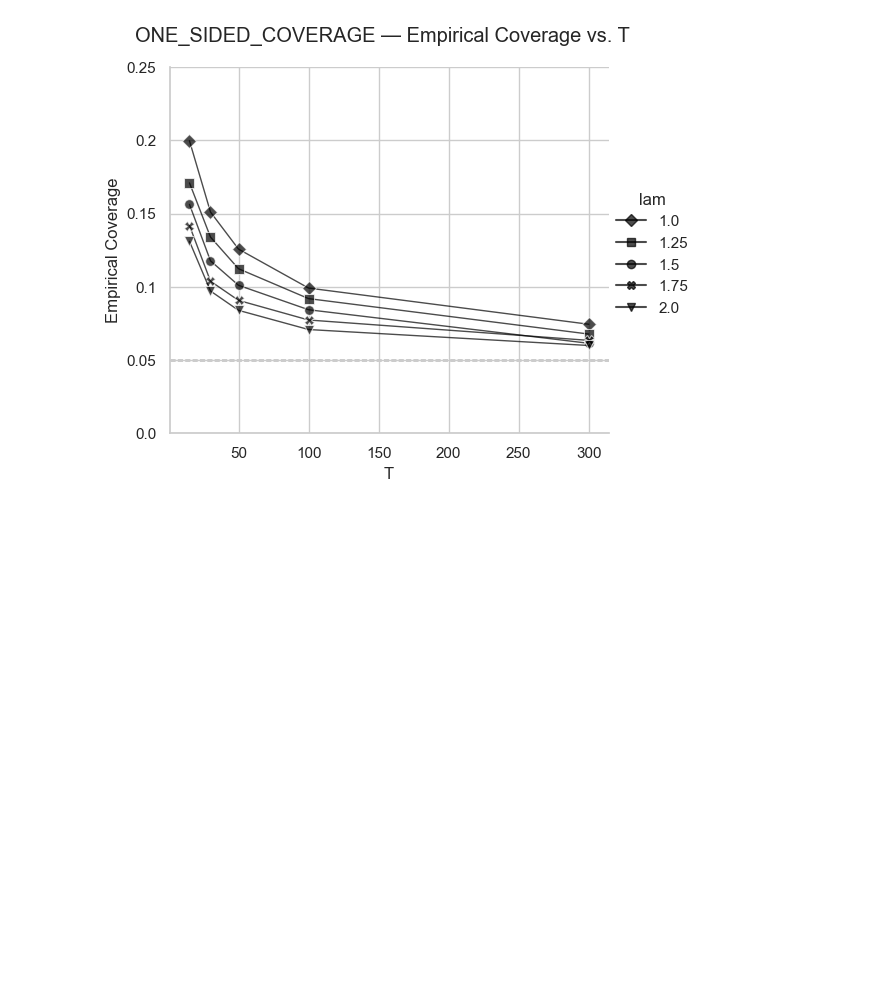
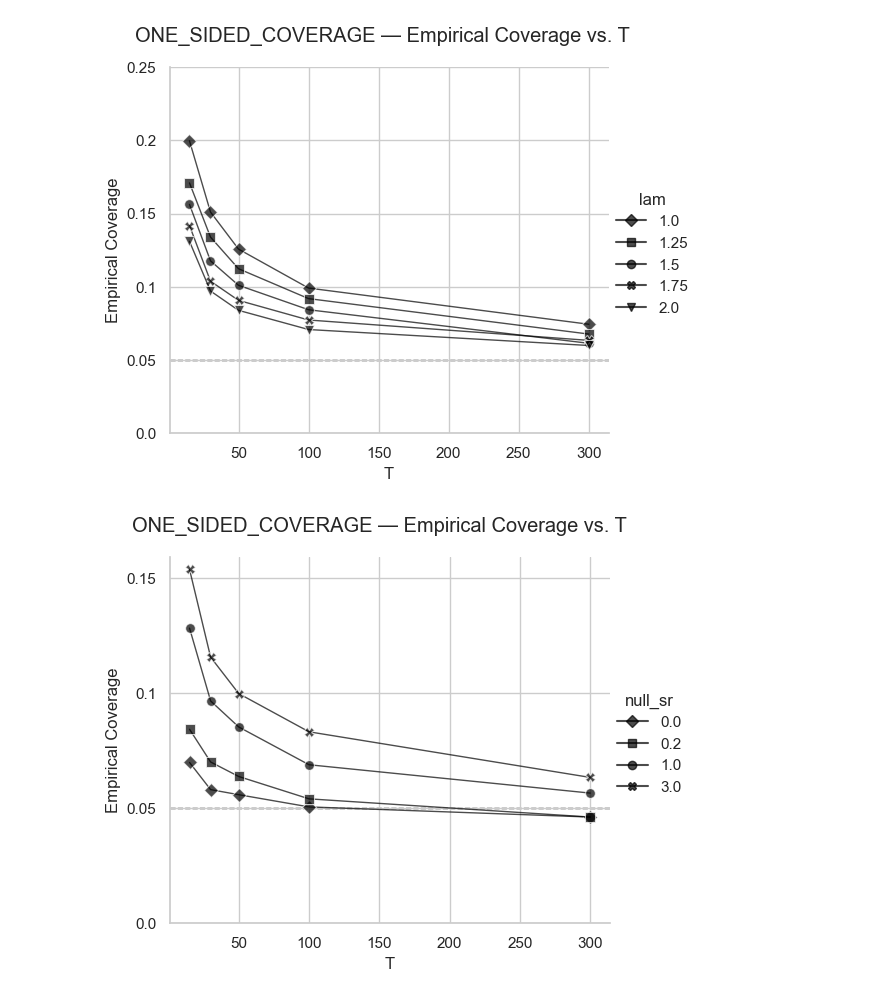
Before and after one commit to Fabro2701/sharpe_ratio_TFM, a Jupyter notebook: notebooks/opdyke2007.ipynb, the cells around one changed output. Cells and saved outputs as stored; diff of their text form; code cells hidden in the pictures; blank space fills up the shorter version.

Commit message:
sr study alias fix

```diff
--- a/notebooks/opdyke2007.ipynb
+++ b/notebooks/opdyke2007.ipynb
@@ -89,19 +89,30 @@ experiments = {
         label_param  = "lam",
         label_values = [1.0, 1.25, 1.50, 1.75, 2.0],
     ),
-    "aux":ExperimentSpec(
-        scenario     = (["apd"],["iid_nonnormal"]),
-        param_name   = "T",
+    "fig6_b": ExperimentSpec(
+        scenario   = (["apd_base"],["iid_nonnormal"]),
+        param_name = "T",
         param_values = [15, 30, 50, 100, 300],
-        study_type   = StudyType.ONE_SIDED_COVERAGE,
+        study_type = StudyType.ONE_SIDED_COVERAGE,
         calib_sigma   = 1.0,
-        th_moments=False,
+        th_moments = False,
         sr_default = 1.0,
-        n_default  = N_SIM,
-        n_jobs     = N_JOBS,
-        label_param  = "null_sr",          # ← new
-        label_values = [0.0, 0.2, 1.0, 3.0],  # ← new
-    )
+        n_default  = N_SIM, n_jobs = N_JOBS,
+        label_param  = "null_sr",
+        label_values = [0.0, 0.2, 1.0, 3.0],
+    ),
+    "fig7": ExperimentSpec( #pend bias correct
+        scenario   = (["apd_base"],["iid_nonnormal"]),
+        param_name = "T",
+        param_values = [15, 30, 50, 100, 300],
+        study_type = StudyType.ONE_SIDED_POWER,
+        calib_sigma   = 1.0,
+        th_moments = False,
+        null_sr = 0.0,
+        n_default  = N_SIM, n_jobs = N_JOBS,
+        label_param  = "sr",
+        label_values = [0.1, 0.2, 0.3, 0.4, 0.5],
+    ),
 }
 # %% [markdown]
 ---
@@ -148,10 +161,17 @@ line_plot_kargs = dict(reverse=True,
 # %%
 #run_analysis(experiments, "table1_a_nadj", alpha=0.05, line_plot_kargs=line_plot_kargs)
 # %%
-run_analysis(experiments, "fig5_b", alpha=0.05, plot_mask=[0,0,1], line_plot_kargs=line_plot_kargs)
+run_analysis(experiments, "fig5_b", alpha=0.05, plot_mask=[0,0,1],
+             line_plot_kargs=line_plot_kargs | {'yticks': [0.00, 0.05, 0.10, 0.15, 0.20, 0.25]})
 # %% [output]
 [figure]
 # %%
-run_analysis(experiments, "fig5_d", alpha=0.05, plot_mask=[0,0,1], line_plot_kargs=line_plot_kargs)
+run_analysis(experiments, "fig5_d", alpha=0.05, plot_mask=[0,0,1],
+             line_plot_kargs=line_plot_kargs | {'yticks': [0.00, 0.05, 0.10, 0.15, 0.20, 0.25]})
 # %% [output]
 [figure]
+# %%
+run_analysis(experiments, "fig6_b", alpha=0.05, plot_mask=[0,0,1],
+             line_plot_kargs=line_plot_kargs | {'yticks': [0.0, 0.05, 0.10, 0.15]})
+# %% [output]
+[figure, added]
```
Also changed, not shown: parts of 2 cells of this notebook, 1 other file.
